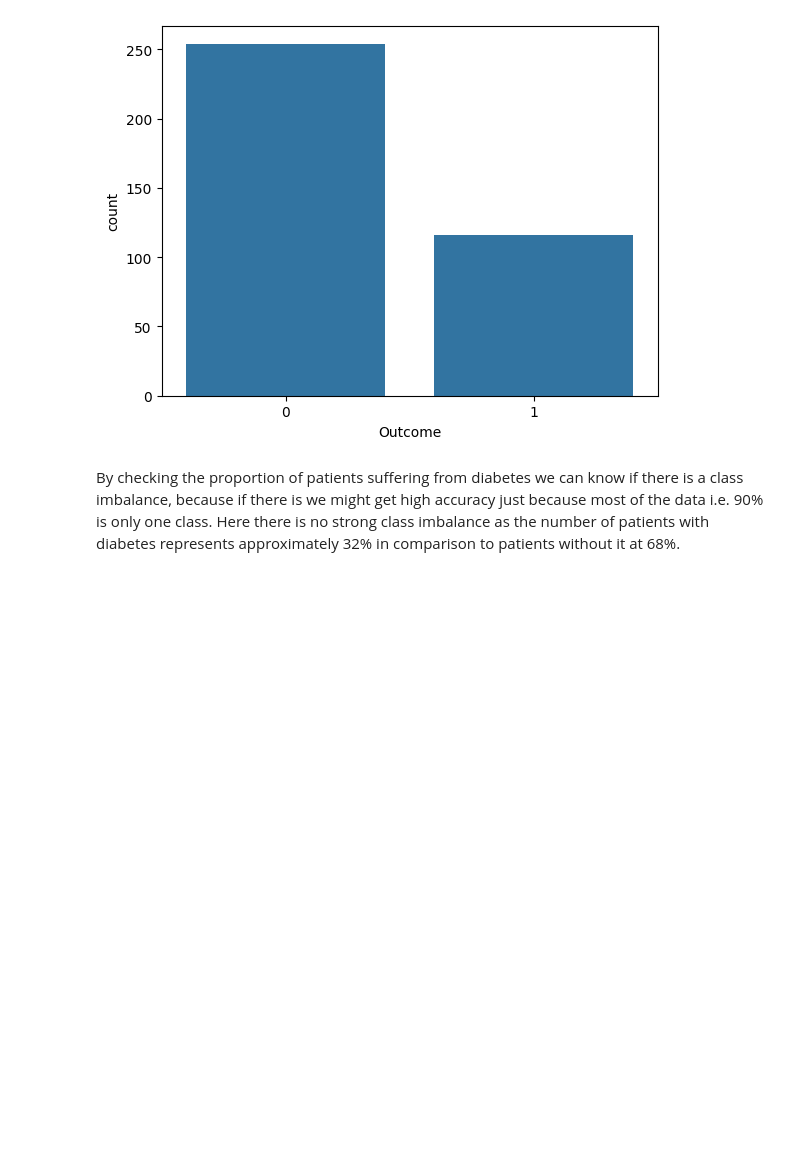
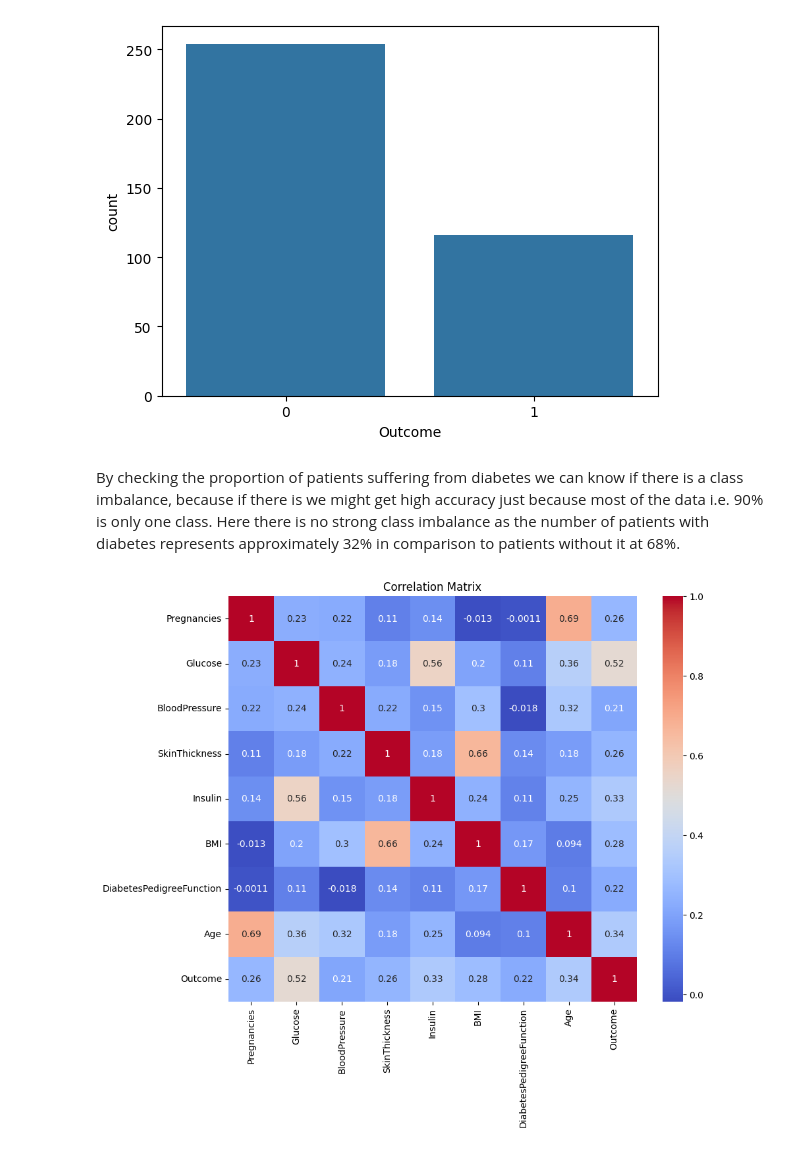
Before and after one commit to sjekic/DiabetesPrediction, a Jupyter notebook: DiabetesPrediction.ipynb, the cells around one changed output. Saved outputs shown, nothing was run; the diff lists cells and outputs as text; code cells hidden in the pictures; blank space fills up the shorter version.

```diff
--- a/DiabetesPrediction.ipynb
+++ b/DiabetesPrediction.ipynb
@@ -195,3 +208,5 @@ df = df[df["Insulin"]<upper_bound]
+# %%
+df["Insulin"] = df["Insulin"].replace(np.nan, df["Insulin"].median())
 # %%
 df["BMI"].hist()
 # %% [output]
@@ -231,3 +246,13 @@ sns.countplot(x='Outcome', data=df)
 [figure]
 # %% [markdown]
 By checking the proportion of patients suffering from diabetes we can know if there is a class imbalance, because if there is we might get high accuracy just because most of the data i.e. 90% is only one class. Here there is no strong class imbalance as the number of patients with diabetes represents approximately 32% in comparison to patients without it at 68%.
+# %%
+import seaborn as sns
+import matplotlib.pyplot as plt
+
+plt.figure(figsize=(10, 8))
+sns.heatmap(df.corr(), annot=True, cmap='coolwarm')
+plt.title("Correlation Matrix")
+plt.show()
+# %% [output]
+[figure, added]
```
Also changed, not shown: parts of 39 cells of this notebook.
